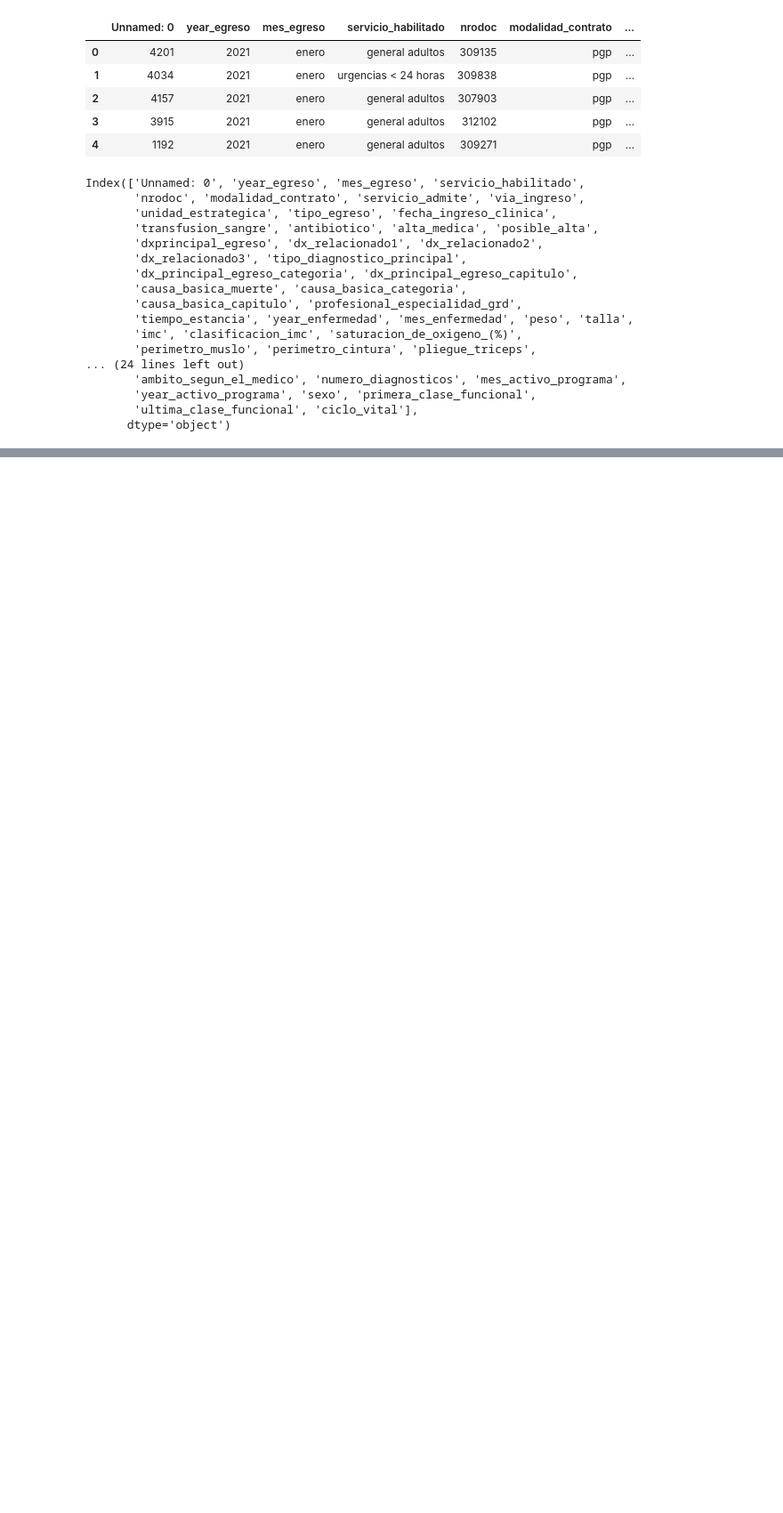
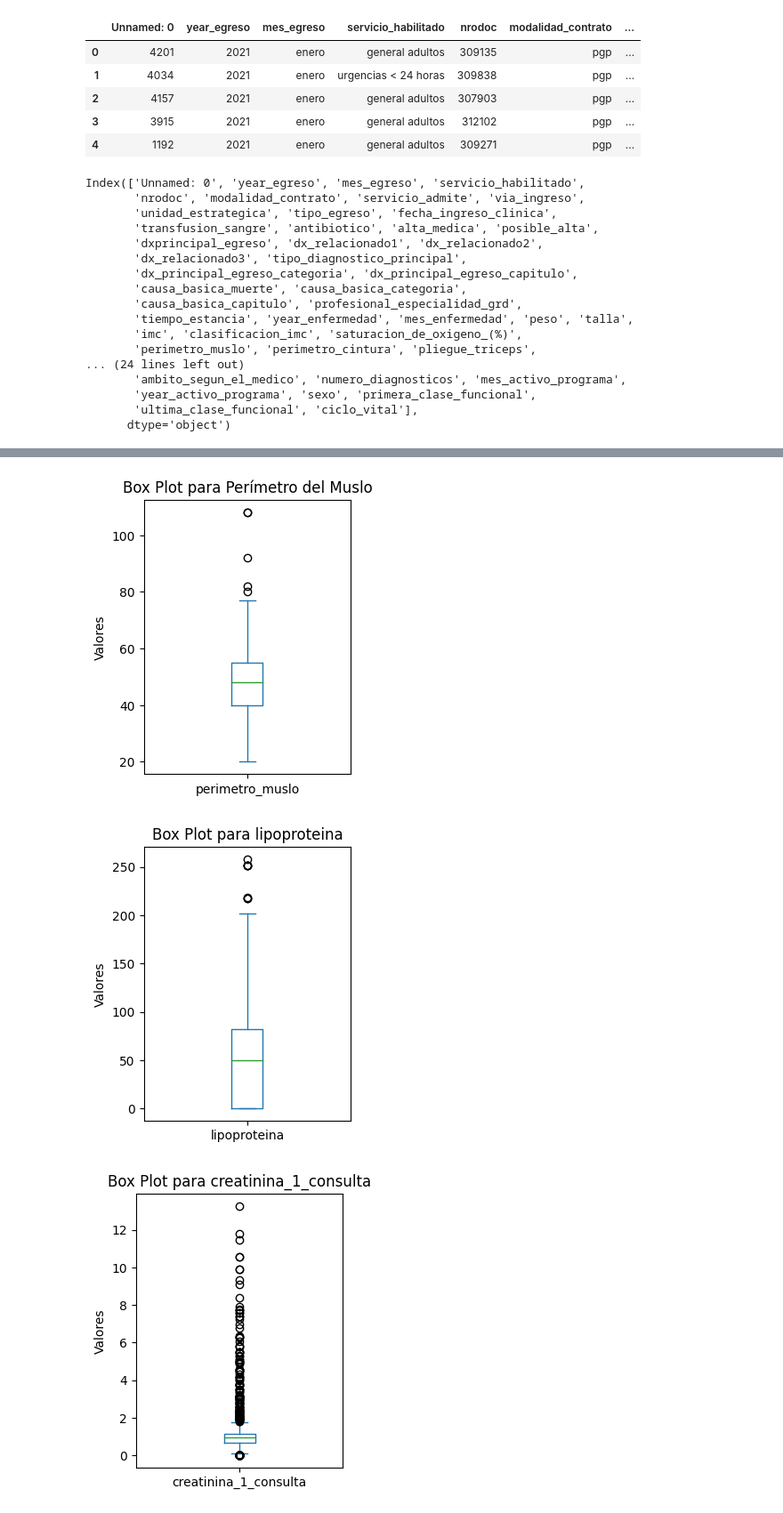
Before and after one commit to danielmancovidales/Aplicaciones-en-salud, a Jupyter notebook: analisis_exploratorio.ipynb, the cells around one changed output, grey strips where cells are left out. Shown: that part at 89% size. Cells and saved outputs as stored; diff of their text form; code cells hidden in the pictures; blank space fills up the shorter version.

```diff
--- a/analisis_exploratorio.ipynb
+++ b/analisis_exploratorio.ipynb
@@ -48,0 +121,76 @@ Index(['Unnamed: 0', 'year_egreso', 'mes_egreso', 'servicio_habilitado',
+# %%
+# Eliminar datos atipicos
+df_filtrado = df_filtrado[df_filtrado['perimetro_muslo'] < 5000]
+df_filtrado = df_filtrado[df_filtrado['lipoproteina'] < 6000]
+df_filtrado = df_filtrado[df_filtrado['creatinina_1_consulta'] < 15]
+df_filtrado = df_filtrado[df_filtrado['hormona_estimulante_de_la_tiroides_(tsh)'] < 40]
+df_filtrado = df_filtrado[df_filtrado['tiempo_en_segundos_(apoyo_monopodal)'] < 80]
+df_filtrado = df_filtrado[df_filtrado['colesterol_total'] < 1300]
+df_filtrado = df_filtrado[df_filtrado['tasa_de_filtracion_glomerular_tfg2'] < 500]
+df_filtrado = df_filtrado[df_filtrado['meses_de_diferencia_entre_tfg'] < 50]
+df_filtrado = df_filtrado[df_filtrado['cambio_de_tfg'] < 100]
+
+df_filtrado = df_filtrado[df_filtrado['saturacion_de_oxigeno_(%)'] > 1]
+df_filtrado = df_filtrado[df_filtrado['imc'] < 150000]
+# %%
+# Gráficos de BOX-PLOT para algunas variables numéricas sin datos atipicos
+
+df_filtrado['perimetro_muslo'].plot.box(figsize=(3, 4))
+plt.title('Box Plot para Perímetro del Muslo')
+plt.ylabel('Valores')
+plt.show()
+
+df_filtrado['lipoproteina' ].plot.box(figsize=(3, 4))
+plt.title('Box Plot para lipoproteina')
+plt.ylabel('Valores')
+plt.show()
+
+df_filtrado['creatinina_1_consulta' ].plot.box(figsize=(3, 4))
+plt.title('Box Plot para creatinina_1_consulta')
+plt.ylabel('Valores')
+plt.show()
+
+df_filtrado['hormona_estimulante_de_la_tiroides_(tsh)' ].plot.box(figsize=(3, 4))
+plt.title('Box Plot para tsh')
+plt.ylabel('Valores')
+plt.show()
+
+df_filtrado['tiempo_en_segundos_(apoyo_monopodal)' ].plot.box(figsize=(3, 4))
+plt.title('Box Plot para tiempo_en_segundos_apoyo_monopodal')
+plt.ylabel('Valores')
+plt.show()
+
+df_filtrado['colesterol_total' ].plot.box(figsize=(3, 4))
+plt.title('Box Plot para colesterol_total')
+plt.ylabel('Valores')
+plt.show()
+
+df_filtrado['tasa_de_filtracion_glomerular_tfg2' ].plot.box(figsize=(3, 4))
+plt.title('Box Plot para tasa_de_filtracion_glomerular_tfg2')
+plt.ylabel('Valores')
+plt.show()
+
+df_filtrado['meses_de_diferencia_entre_tfg' ].plot.box(figsize=(3, 4))
+plt.title('Box Plot para meses_de_diferencia_entre_tfg')
+plt.ylabel('Valores')
+plt.show()
+
+df_filtrado['cambio_de_tfg' ].plot.box(figsize=(3, 4))
+plt.title('Box Plot para cambio_de_tfg')
+plt.ylabel('Valores')
+plt.show()
+
+
+df_filtrado['saturacion_de_oxigeno_(%)' ].plot.box(figsize=(3, 4))
+plt.title('Box Plot para saturacion_de_oxigeno_(%)')
+plt.ylabel('Valores')
+plt.show()
+
+df_filtrado['imc' ].plot.box(figsize=(3, 4))
+plt.title('Box Plot para imc')
+plt.ylabel('Valores')
+plt.show()
+# %% [output]
+[figure, added]
+[figure, added]
+[figure, added]
```
Also changed, not shown: parts of 4 cells of this notebook.
